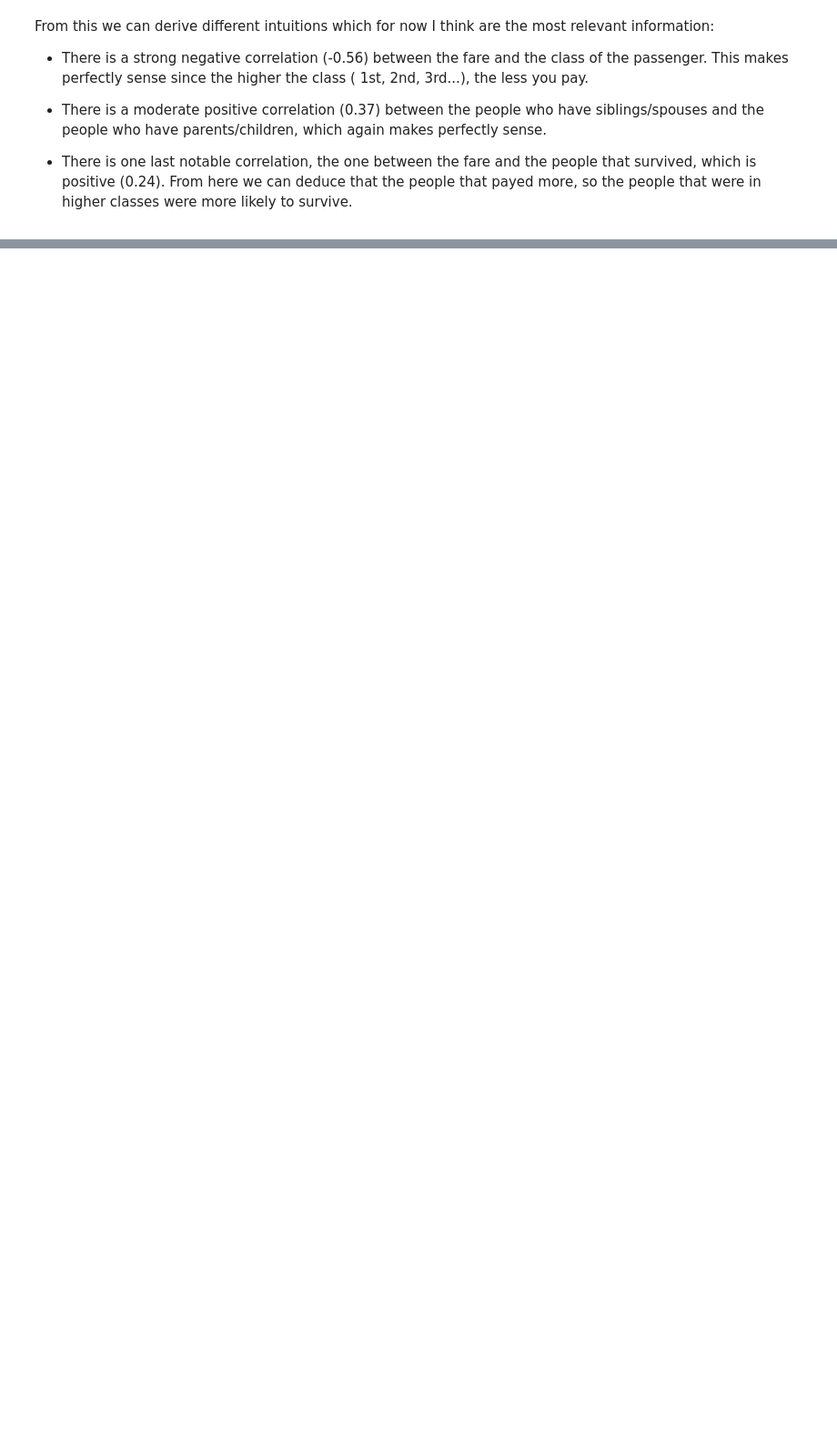
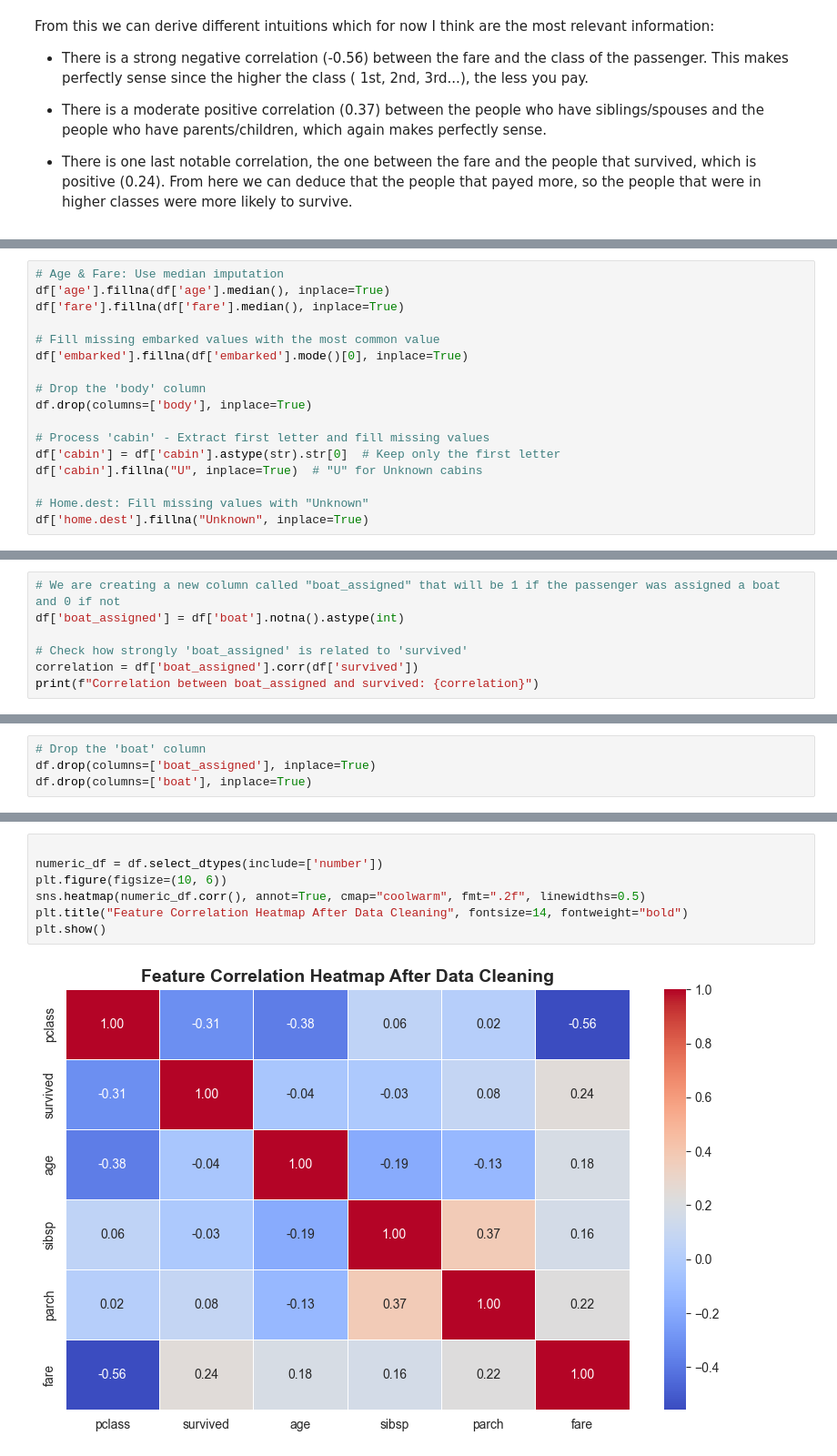
Before and after one commit to gregfu05/ML-fundamentals-2025, a Jupyter notebook: assignment_1_Gregorio_Santi_Furnari.ipynb, the cells around one changed output, grey strips where cells are left out. Shown at 91% size. Saved outputs shown, nothing was run; the diff lists cells and outputs as text; blank space fills up the shorter version.

```diff
--- a/assignment_1_Gregorio_Santi_Furnari.ipynb
+++ b/assignment_1_Gregorio_Santi_Furnari.ipynb
@@ -142,0 +184,17 @@ From this we can derive different intuitions which for now I think are the most
+# %%
+# Age & Fare: Use median imputation
+df['age'].fillna(df['age'].median(), inplace=True)
+df['fare'].fillna(df['fare'].median(), inplace=True)
+
+# Fill missing embarked values with the most common value
+df['embarked'].fillna(df['embarked'].mode()[0], inplace=True)
+
+# Drop the 'body' column
+df.drop(columns=['body'], inplace=True)
+
+# Process 'cabin' - Extract first letter and fill missing values
+df['cabin'] = df['cabin'].astype(str).str[0]  # Keep only the first letter
+df['cabin'].fillna("U", inplace=True)  # "U" for Unknown cabins
+
+# Home.dest: Fill missing values with "Unknown"
+df['home.dest'].fillna("Unknown", inplace=True)
@@ -142,0 +221,7 @@ From this we can derive different intuitions which for now I think are the most
+# %%
+# We are creating a new column called "boat_assigned" that will be 1 if the passenger was assigned a boat and 0 if not
+df['boat_assigned'] = df['boat'].notna().astype(int)
+
+# Check how strongly 'boat_assigned' is related to 'survived'
+correlation = df['boat_assigned'].corr(df['survived'])
+print(f"Correlation between boat_assigned and survived: {correlation}")
@@ -142,0 +232,4 @@ From this we can derive different intuitions which for now I think are the most
+# %%
+# Drop the 'boat' column
+df.drop(columns=['boat_assigned'], inplace=True)
+df.drop(columns=['boat'], inplace=True)
@@ -142,0 +254,9 @@ From this we can derive different intuitions which for now I think are the most
+# %%
+
+numeric_df = df.select_dtypes(include=['number'])
+plt.figure(figsize=(10, 6))
+sns.heatmap(numeric_df.corr(), annot=True, cmap="coolwarm", fmt=".2f", linewidths=0.5)
+plt.title("Feature Correlation Heatmap After Data Cleaning", fontsize=14, fontweight="bold")
+plt.show()
+# %% [output]
+[figure, added]
```
Also changed, not shown: parts of 19 cells of this notebook, 1 other file.
